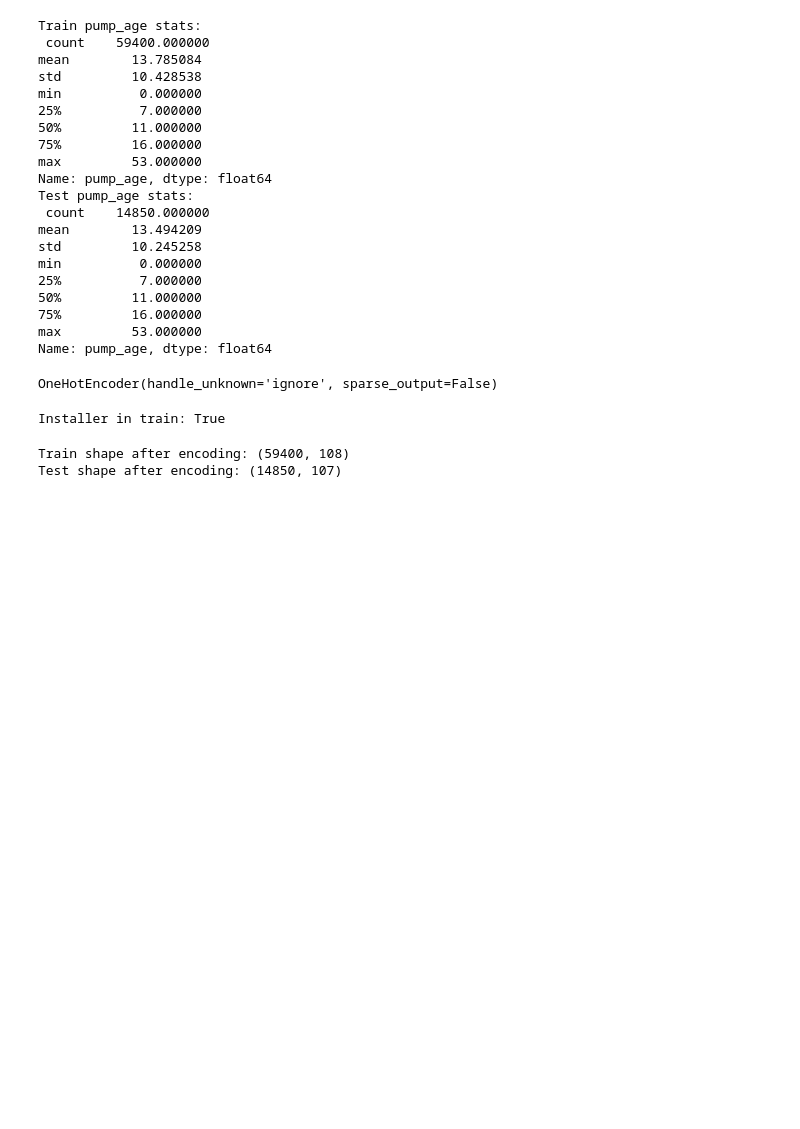
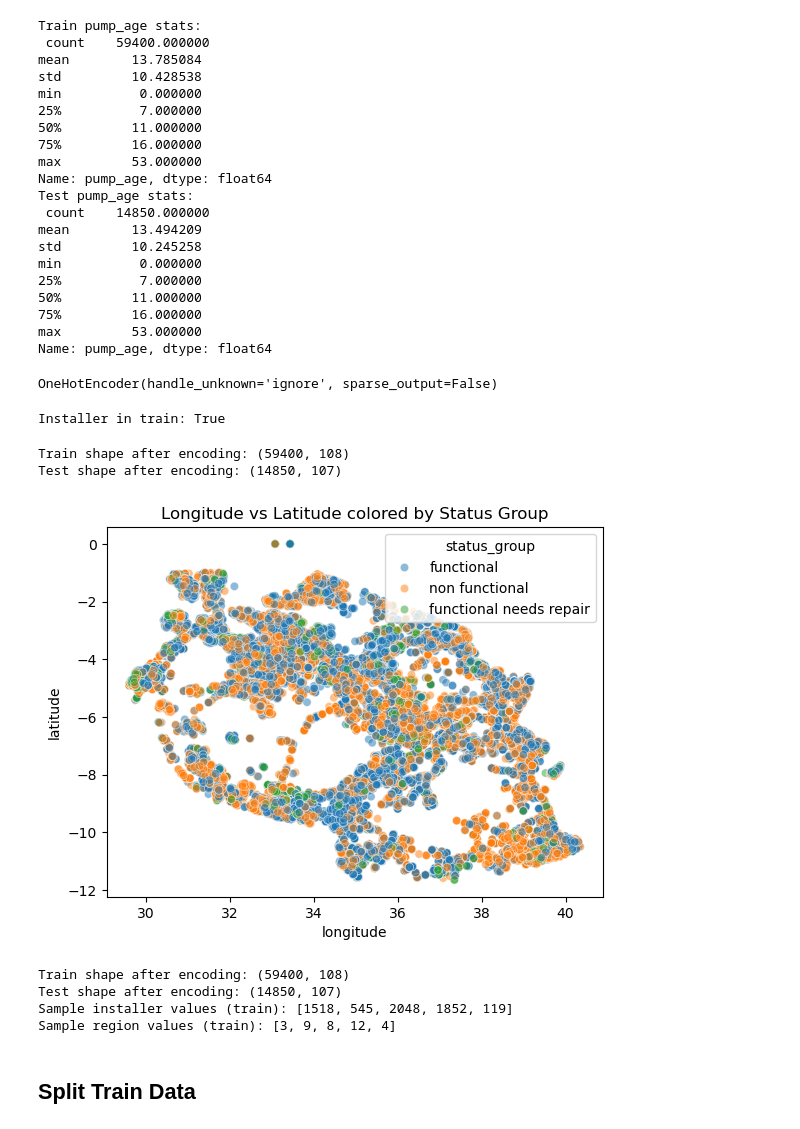
Before and after one commit to KitwanaSh/data_driven_competition, a Jupyter notebook: water_pumps_tz/pump_it_up.ipynb, the cells around one changed output. Cells and saved outputs as stored; diff of their text form; code cells hidden in the pictures; blank space fills up the shorter version.

```diff
--- a/water_pumps_tz/pump_it_up.ipynb
+++ b/water_pumps_tz/pump_it_up.ipynb
@@ -704,3 +705,30 @@ print("Test shape after encoding:", test_df.shape)
 # %% [output]
 Train shape after encoding: (59400, 108)
 Test shape after encoding: (14850, 107)
+# %%
+# Scatter plot of longitude/latitude colored by status_group
+sns.scatterplot(data=train_df, x="longitude", y="latitude", hue="status_group", alpha=0.5)
+plt.title("Longitude vs Latitude colored by Status Group")
+plt.show()
+# %% [output]
+[figure, added]
+# %%
+# need to encode the region and installer columns
+# Since RandomForestClassifier can handle categorical variables, we can use LabelEncoder for these two columns
+
+for col in ['installer', 'region']:
+    le = LabelEncoder()
+    # Fit on train_df and transform both train and test
+    train_df[col] = le.fit_transform(train_df[col])
+    # Handle test_df: map known labels, assign a new label for unseen categories
+    test_df[col] = test_df[col].map(lambda x: le.transform([x])[0] if x in le.classes_ else len(le.classes_))
+
+print("Train shape after encoding:", train_df.shape)
+print("Test shape after encoding:", test_df.shape)
+print("Sample installer values (train):", train_df['installer'].head().tolist())
+print("Sample region values (train):", train_df['region'].head().tolist())
+# %% [output]
+Train shape after encoding: (59400, 108)
+Test shape after encoding: (14850, 107)
+Sample installer values (train): [1518, 545, 2048, 1852, 119]
+Sample region values (train): [3, 9, 8, 12, 4]
@@ -706,0 +740,2 @@ Test shape after encoding: (14850, 107)
+# %% [markdown]
+## Split Train Data
```
Also changed, not shown: parts of 7 cells of this notebook.
